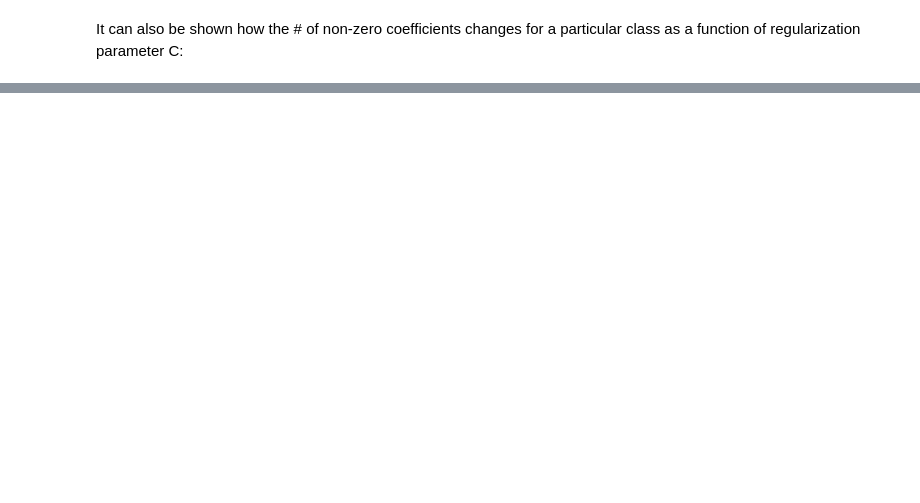
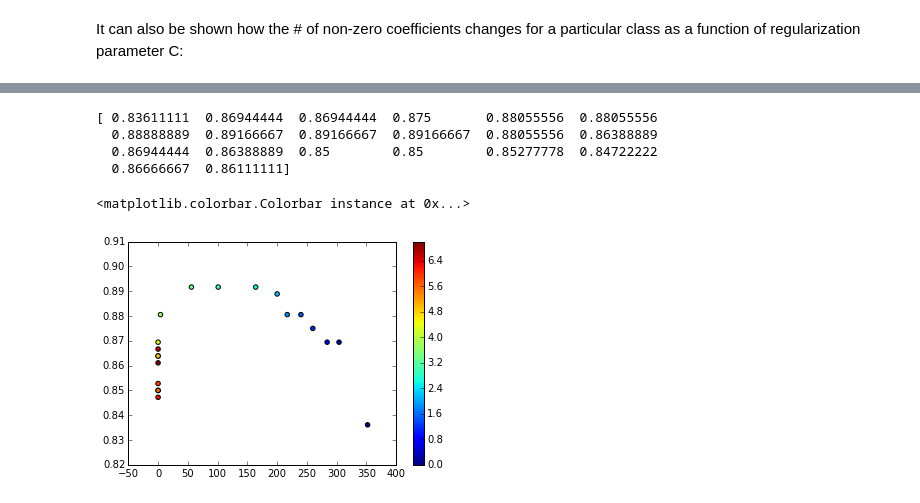
Before and after one commit to AntonBiryukovUofC/WI_modeling, a Jupyter notebook: Untitled.ipynb, the cells around one changed output, grey strips where cells are left out. Cells and saved outputs as stored; diff of their text form; code cells hidden in the pictures; blank space fills up the shorter version.

```diff
--- a/Untitled.ipynb
+++ b/Untitled.ipynb
@@ -281,0 +290,29 @@ EQ_default_params_fit.classes_.shape
+# %%
+num_ofCregs = 20
+Carray =  np.logspace(0,7,num_ofCregs)
+ScoreCreg=np.zeros(num_ofCregs)
+CommonZerosCreg=np.zeros(num_ofCregs)
+i=0
+for CReg in Carray :
+    logreg = linear_model.LogisticRegression(C=CReg,penalty='l1')
+    EQ_creg = logreg.fit(X_train, y_train)
+    predicted = EQ_creg.predict(X_test)
+    ScoreCreg[i] =  metrics.accuracy_score(y_test, predicted)
+    #print ScoreCreg[i]
+    CommonZerosCreg[i]= np.apply_along_axis(null_column,0,EQ_creg.coef_).sum()
+    #print CommonZerosCreg[i]
+    i+=1
+print ScoreCreg
+# %% [output]
+[ 0.83611111  0.86944444  0.86944444  0.875       0.88055556  0.88055556
+  0.88888889  0.89166667  0.89166667  0.89166667  0.88055556  0.86388889
+  0.86944444  0.86388889  0.85        0.85        0.85277778  0.84722222
+  0.86666667  0.86111111]
+# %%
+plt.scatter(y=ScoreCreg,x=CommonZerosCreg,c= np.log10(Carray))
+plt.colorbar()
+plt.xlabel("Number of common zero coefficients")
+plt.ylabel("Number of common zero coefficients")
+# %% [output]
+<matplotlib.colorbar.Colorbar instance at 0x...>
+[figure, added]
```
Also changed, not shown: parts of 19 cells of this notebook.
